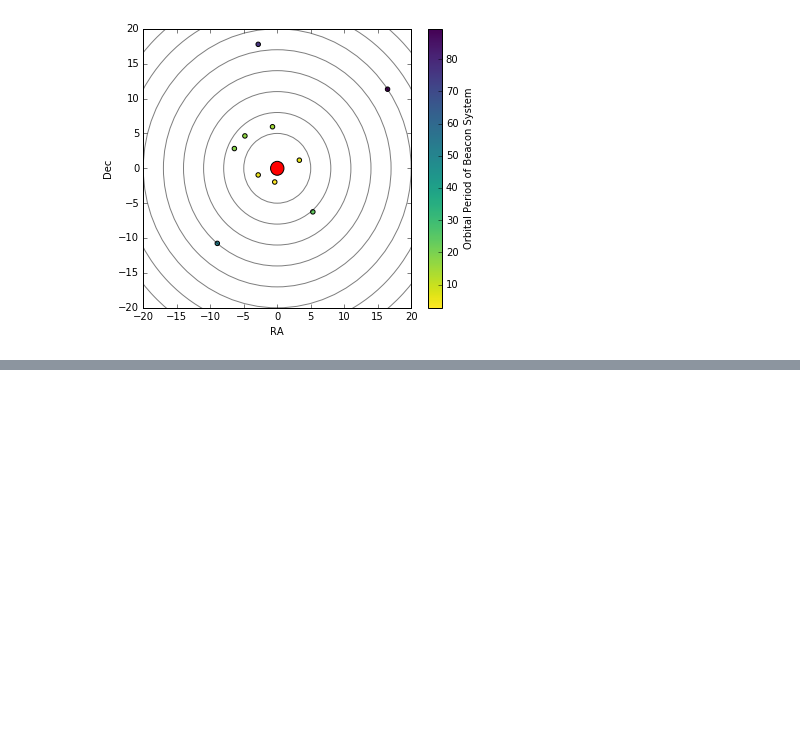
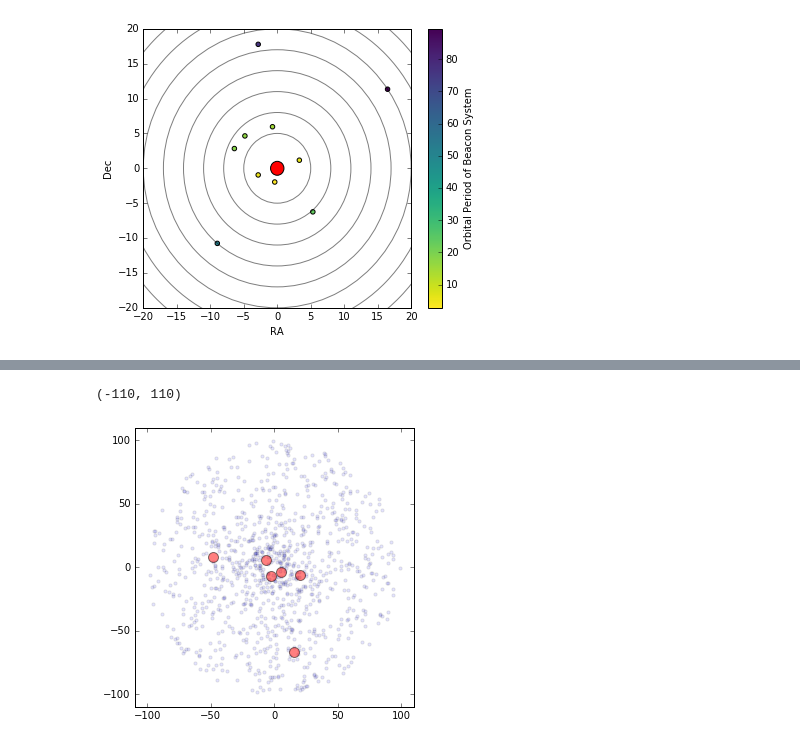
Before and after one commit to StellarCartography/survey_seti, a Jupyter notebook: figures/beacon.ipynb, the cells around one changed output, grey strips where cells are left out. Drawn from its saved outputs; the diff is of its cells as text; code cells hidden in the pictures; blank space fills up the shorter version.

```diff
--- a/figures/beacon.ipynb
+++ b/figures/beacon.ipynb
@@ -57,0 +118,16 @@ plt.show()
+# %%
+# now put beacons in random places in space
+theta = np.random.random(n_b) * 2 * np.pi
+phi = np.random.random(n_b) * np.pi
+
+x = rad * np.cos(theta)
+y = rad * np.sin(theta)
+
+plt.figure(figsize=(5,5))
+plt.scatter(x[no_Transit], y[no_Transit], s=10, alpha=0.1)
+plt.scatter(x[Transit], y[Transit], s=100, alpha=0.5, c='red')
+plt.xlim(-110,110)
+plt.ylim(-110,110)
+# %% [output]
+(-110, 110)
+[figure, added]
```
Also changed, not shown: parts of 7 cells of this notebook.
